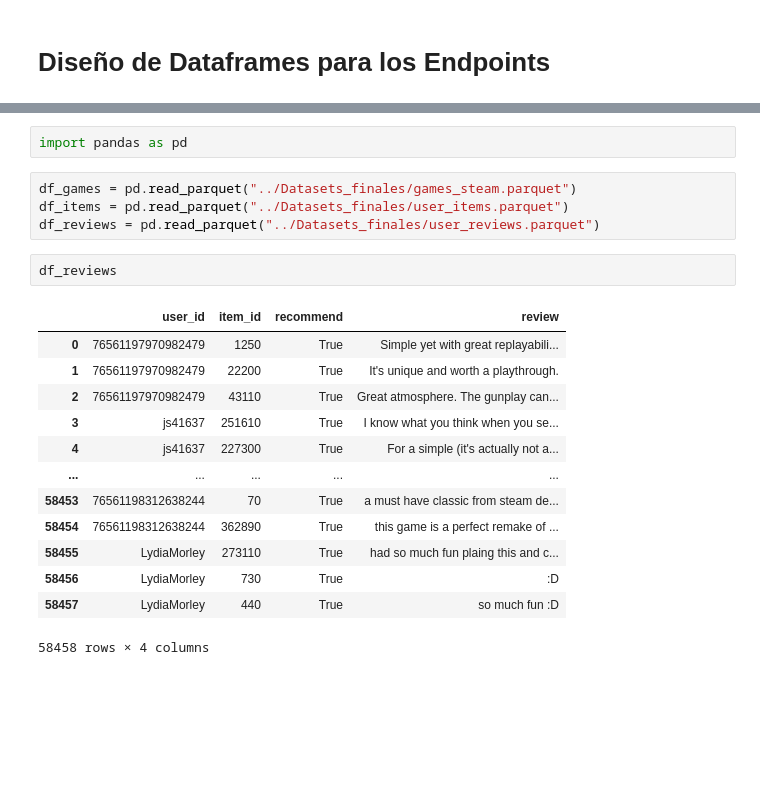
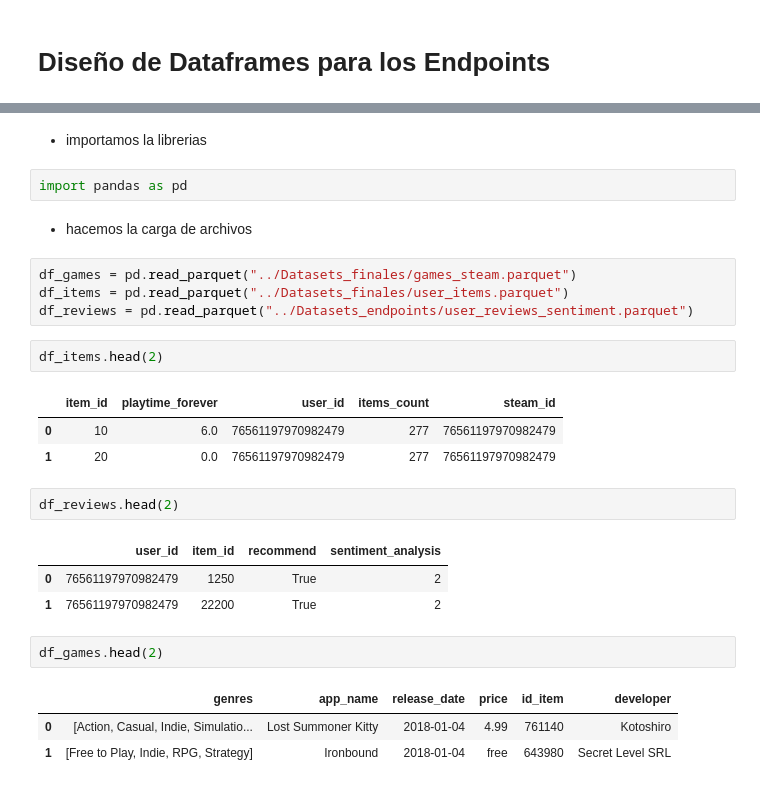
Before and after one commit to MaxiLizarraga/Sistema_de_recomendacion_Steam, a Jupyter notebook: ETL/Diseño_Endpoints.ipynb, the cells around one changed output, grey strips where cells are left out. Cells and saved outputs as stored; diff of their text form; blank space fills up the shorter version.

```diff
--- a/ETL/Diseño_Endpoints.ipynb
+++ b/ETL/Diseño_Endpoints.ipynb
@@ -3,22 +5,28 @@
+# %% [markdown]
+* importamos la librerias
 # %%
 import pandas as pd
+# %% [markdown]
+* hacemos la carga de archivos
 # %%
 df_games = pd.read_parquet("../Datasets_finales/games_steam.parquet")
 df_items = pd.read_parquet("../Datasets_finales/user_items.parquet")
-df_reviews = pd.read_parquet("../Datasets_finales/user_reviews.parquet")
+df_reviews = pd.read_parquet("../Datasets_endpoints/user_reviews_sentiment.parquet")
+# %%
+df_items.head(2)
+# %% [output]
+|  | item_id | playtime_forever | user_id | items_count | steam_id |
+| 0 | 10 | 6.0 | 76561197970982479 | 277 | 76561197970982479 |
+| 1 | 20 | 0.0 | 76561197970982479 | 277 | 76561197970982479 |
 # %%
-df_reviews
+df_reviews.head(2)
 # %% [output]
-|  | user_id | item_id | recommend | review |
-| 0 | 76561197970982479 | 1250 | True | Simple yet with great replayabili... |
-| 1 | 76561197970982479 | 22200 | True | It's unique and worth a playthrough. |
-| 2 | 76561197970982479 | 43110 | True | Great atmosphere. The gunplay can... |
-| 3 | js41637 | 251610 | True | I know what you think when you se... |
-| 4 | js41637 | 227300 | True | For a simple (it's actually not a... |
-| ... | ... | ... | ... | ... |
-| 58453 | 76561198312638244 | 70 | True | a must have classic from steam de... |
-| 58454 | 76561198312638244 | 362890 | True | this game is a perfect remake of ... |
-| 58455 | LydiaMorley | 273110 | True | had so much fun plaing this and c... |
-| 58456 | LydiaMorley | 730 | True | :D |
-| 58457 | LydiaMorley | 440 | True | so much fun :D |
+|  | user_id | item_id | recommend | sentiment_analysis |
+| 0 | 76561197970982479 | 1250 | True | 2 |
+| 1 | 76561197970982479 | 22200 | True | 2 |
-58458 rows × 4 columns
+# %%
+df_games.head(2)
+# %% [output]
+|  | genres | app_name | release_date | price | id_item | developer |
+| 0 | [Action, Casual, Indie, Simulatio... | Lost Summoner Kitty | 2018-01-04 | 4.99 | 761140 | Kotoshiro |
+| 1 | [Free to Play, Indie, RPG, Strategy] | Ironbound | 2018-01-04 | free | 643980 | Secret Level SRL |
```
Also changed, not shown: parts of 111 cells of this notebook, 6 other files.
